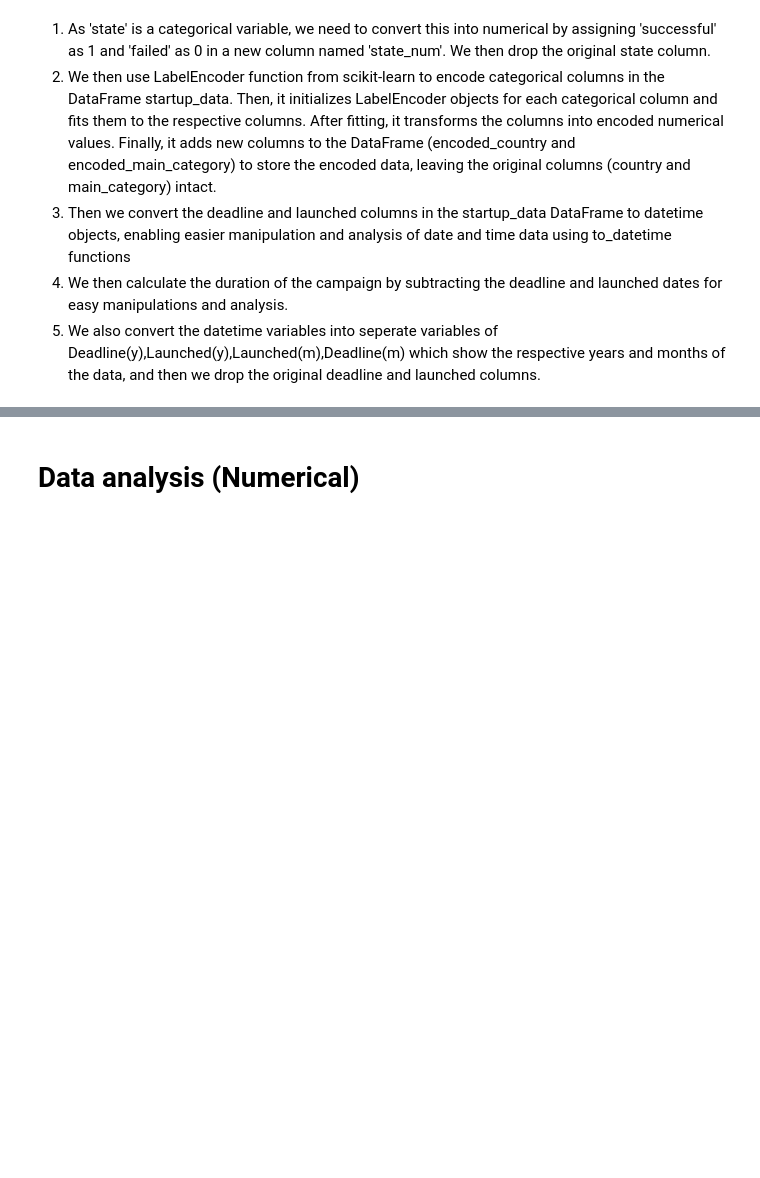
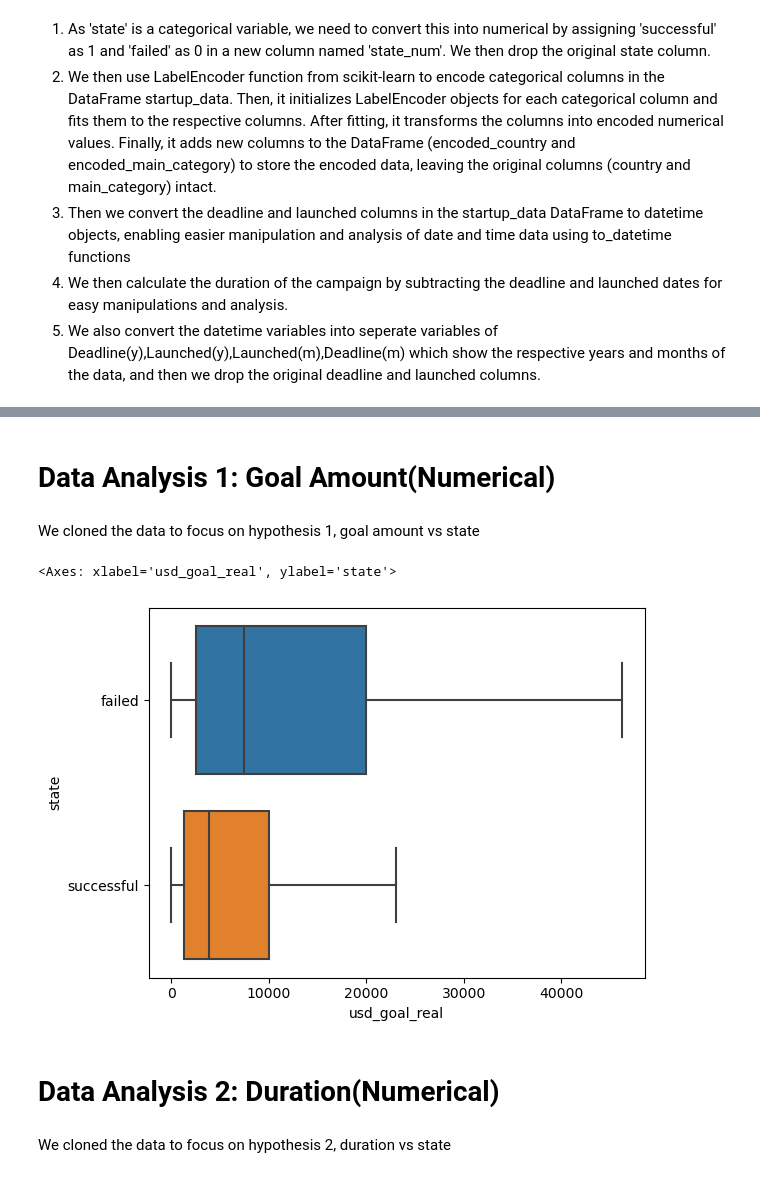
Before and after one commit to yongcake/SC1015-Project, a Jupyter notebook: Kickstarter Project Prediction.ipynb, the cells around one changed output, grey strips where cells are left out. Cells and saved outputs as stored; diff of their text form; code cells hidden in the pictures; blank space fills up the shorter version.

Commit message:
Added Initial Exploratory Analysis
Plotted basic charts for each of the factors.

```diff
--- a/Kickstarter Project Prediction.ipynb
+++ b/Kickstarter Project Prediction.ipynb
@@ -32,5 +93,5 @@ startup_data.sample(10)
 4. We remove all unnecesary columns that are not going to help predict the success of the startup such as 'id', 'name' etc.
 # %%
 startup_data = startup_data.assign(state_num = (startup_data['state'] == 'successful').astype(int))
-startup_data.drop(columns=['state'], axis = 1, inplace = True)
+#startup_data.drop(columns=['state'], axis = 1, inplace = True)
 startup_data
@@ -66,2 +221,22 @@ startup_data
 # %% [markdown]
-# Data analysis (Numerical)
+# Data Analysis 1: Goal Amount(Numerical)
+# %% [markdown]
+We cloned the data to focus on hypothesis 1, goal amount vs state
+# %%
+goal_amount = startup_data
+# %%
+#Removing Outliers
+z_goal = np.abs(stats.zscore(goal_amount['usd_goal_real']))
+threshold = 3
+outliers_goal = goal_amount[z_goal > threshold]
+goal_amount = goal_amount.drop(outliers_goal.index)
+# %%
+#In the following code, we plottted the box plot for goal amount vs state
+sb.boxplot(data=goal_amount, x="usd_goal_real", y="state", showfliers = False)
+# %% [output]
+<Axes: xlabel='usd_goal_real', ylabel='state'>
+[figure, added]
+# %% [markdown]
+# Data Analysis 2: Duration(Numerical)
+# %% [markdown]
+We cloned the data to focus on hypothesis 2, duration vs state
```
Also changed, not shown: parts of 36 cells of this notebook.
